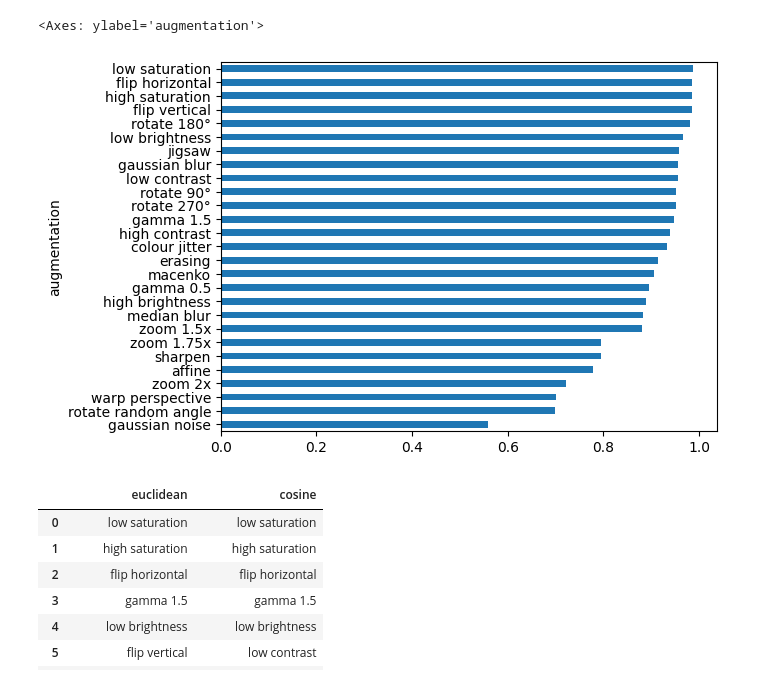
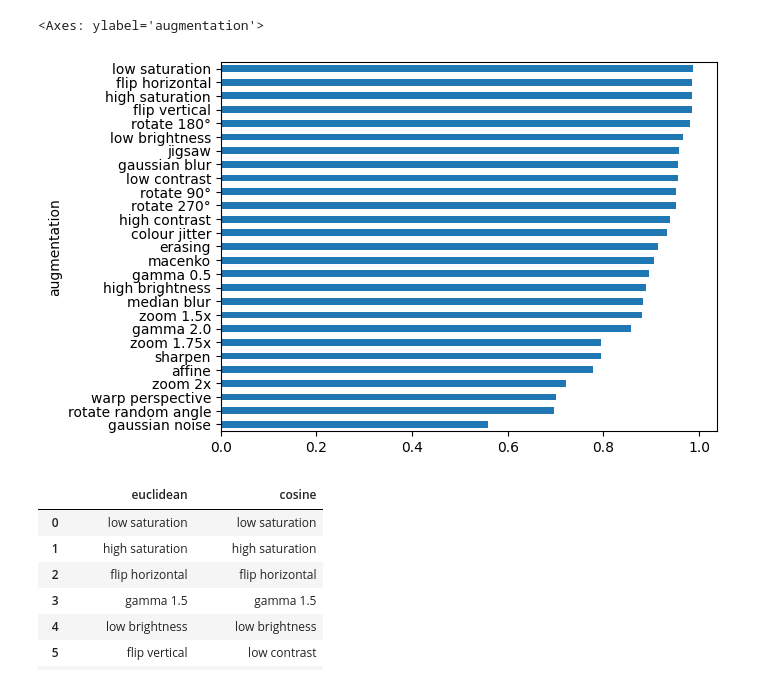
Before and after one commit to georg-wolflein/good-features, a Jupyter notebook: analyze.ipynb, the cells around one changed output. Drawn from its saved outputs; the diff is of its cells as text; code cells hidden in the pictures.

```diff
--- a/analyze.ipynb
+++ b/analyze.ipynb
@@ -1,7 +1,7 @@
 # %%
 import pandas as pd
 # %%
-df = pd.read_csv("/app/kather100k_augmentations.old.csv", header=[0, 1], index_col=0)
+df = pd.read_csv("/app/kather100k_augmentations.csv", header=[0, 1], index_col=0)
 df
 # %% [output]
 | metric | label | cosine |  |  |  |  |  | ... |
@@ -20,12 +20,14 @@ df
 100000 rows × 55 columns
+# %%
+dists = df["cosine"]
+labels = df["label", "label"]
+labels.name = "label"
 # %%
-dists = df["cosine"]
-labels = df["label", "label"]
-# dists[(labels == 1) & (dists["macenko"] != 1.)].mean().sort_values().plot.barh()
-dists[(labels != 1)].mean().sort_values().plot.barh()
+# dists[(labels == "BACK") & (dists["macenko"] != 1.)].mean().sort_values().plot.barh()
+dists[(labels != "BACK")].mean().sort_values().plot.barh()
 # %% [output]
 <Axes: ylabel='augmentation'>
-[figure, old version]
+[figure, new version]
 # %%
 dists = df["euclidean"]
 labels = df["label", "label"]
```
Also changed, not shown: parts of 2 cells of this notebook, 9 other files.
